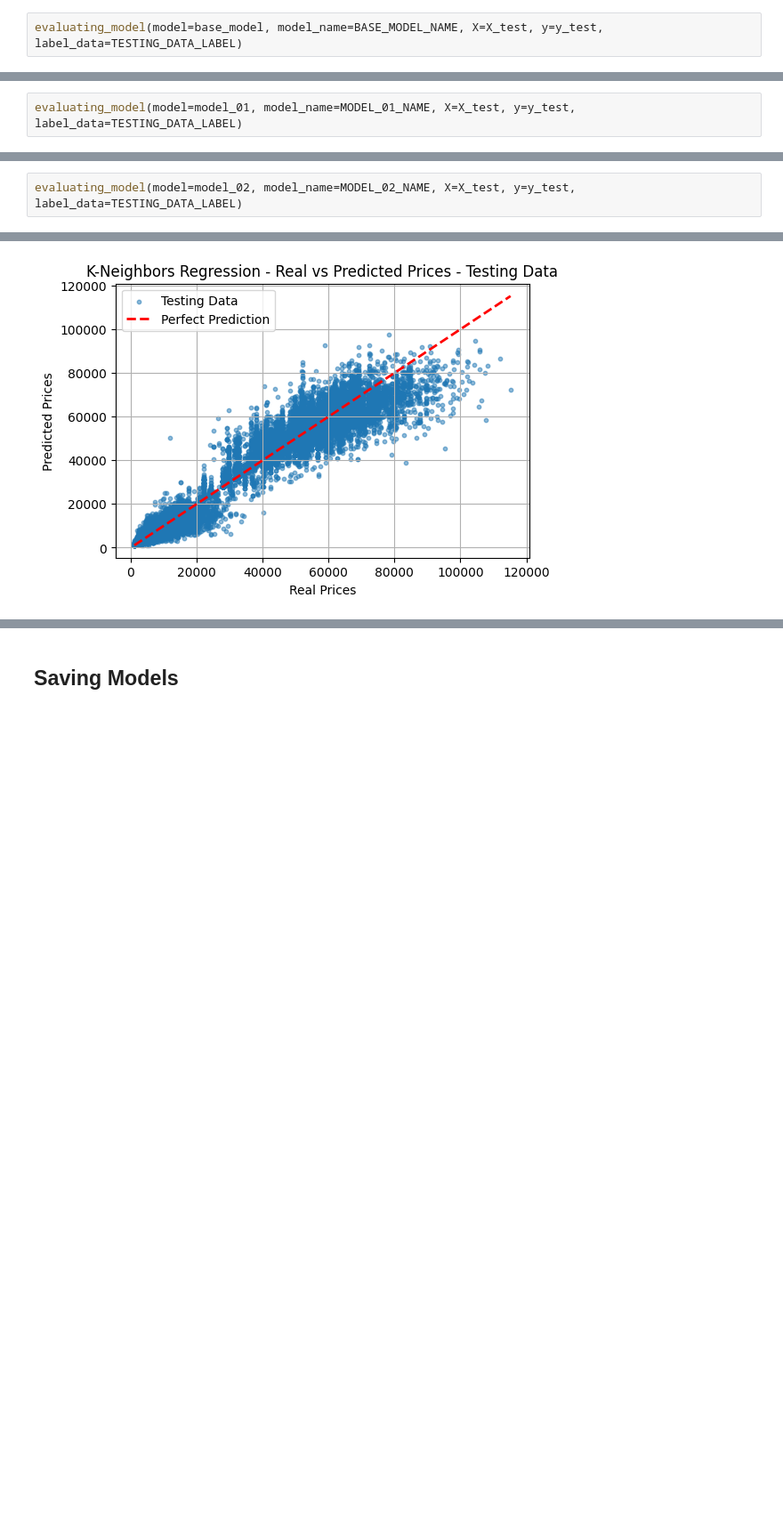
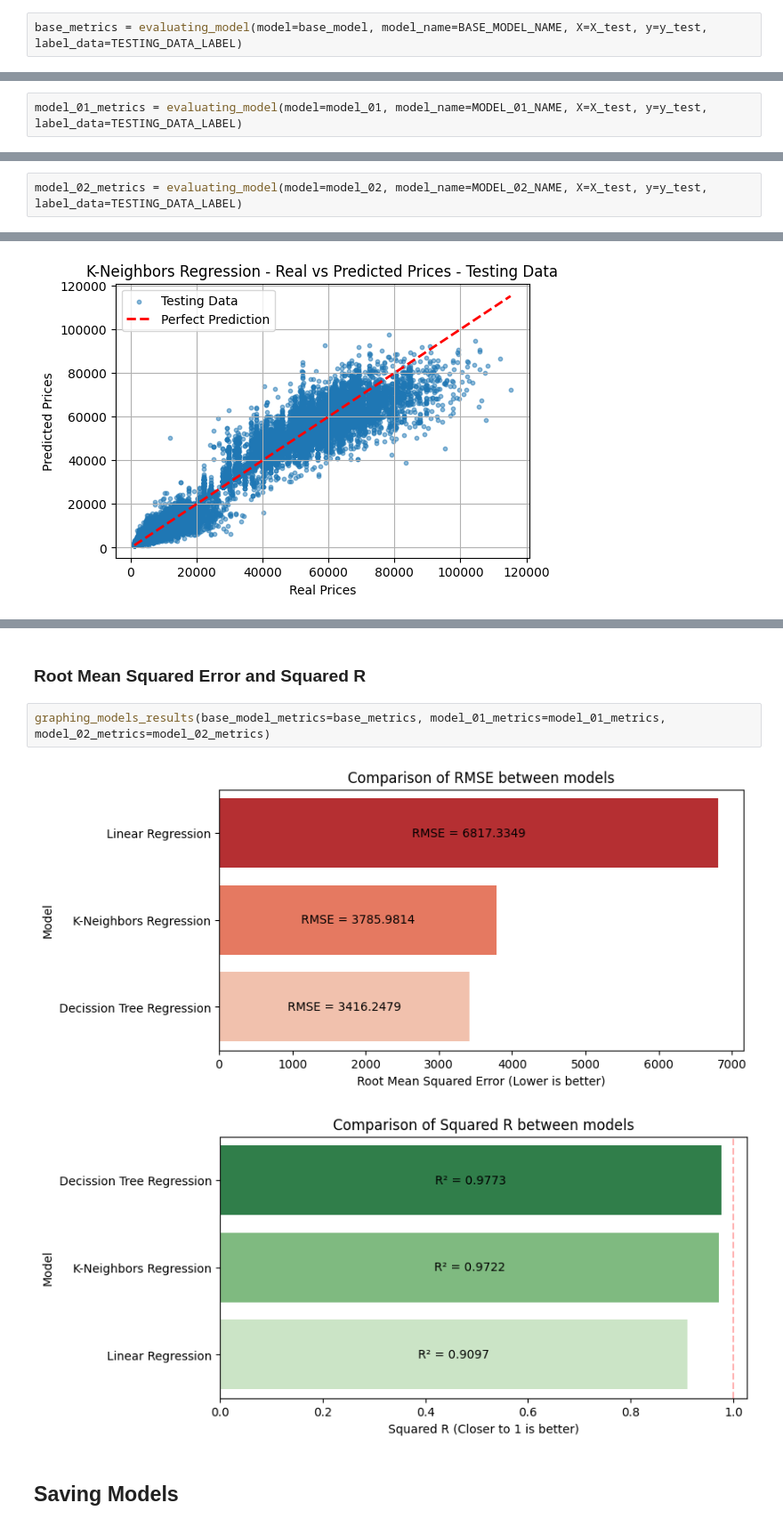
Before and after one commit to MaCh1Ne01/mle-specialization-01, a Jupyter notebook: notebooks/regression_model.ipynb, the cells around one changed output, grey strips where cells are left out. Shown at 89% size. Cells and saved outputs as stored; diff of their text form; blank space fills up the shorter version.

Commit message:
Se sube imagen de los resultados.

```diff
--- a/notebooks/regression_model.ipynb
+++ b/notebooks/regression_model.ipynb
@@ -75,19 +77,19 @@ Square R: 0.9822
 # %% [markdown]
 ### Testing Data
 # %%
-evaluating_model(model=base_model, model_name=BASE_MODEL_NAME, X=X_test, y=y_test, label_data=TESTING_DATA_LABEL)
+base_metrics = evaluating_model(model=base_model, model_name=BASE_MODEL_NAME, X=X_test, y=y_test, label_data=TESTING_DATA_LABEL)
 # %% [output]
 **********Linear Regression Metrics (Testing Data):**********
 Root Mean Squared Error: 6817.3349
 Square R: 0.9097
 # %%
-evaluating_model(model=model_01, model_name=MODEL_01_NAME, X=X_test, y=y_test, label_data=TESTING_DATA_LABEL)
+model_01_metrics = evaluating_model(model=model_01, model_name=MODEL_01_NAME, X=X_test, y=y_test, label_data=TESTING_DATA_LABEL)
 # %% [output]
 **********Decission Tree Regression Metrics (Testing Data):**********
 Root Mean Squared Error: 3416.2479
 Square R: 0.9773
 # %%
-evaluating_model(model=model_02, model_name=MODEL_02_NAME, X=X_test, y=y_test, label_data=TESTING_DATA_LABEL)
+model_02_metrics = evaluating_model(model=model_02, model_name=MODEL_02_NAME, X=X_test, y=y_test, label_data=TESTING_DATA_LABEL)
 # %% [output]
 **********K-Neighbors Regression Metrics (Testing Data):**********
 Root Mean Squared Error: 3785.9814
@@ -125,3 +129,10 @@ visualizing_model_performance(model=model_02, model_name=MODEL_02_NAME, X=X_test
+# %% [markdown]
+### Root Mean Squared Error and Squared R
+# %%
+graphing_models_results(base_model_metrics=base_metrics, model_01_metrics=model_01_metrics, model_02_metrics=model_02_metrics)
+# %% [output]
+[figure, added]
+[figure, added]
 # %% [markdown]
 ## Saving Models
 # %%
```
Also changed, not shown: parts of 5 cells of this notebook, 3 other files.
